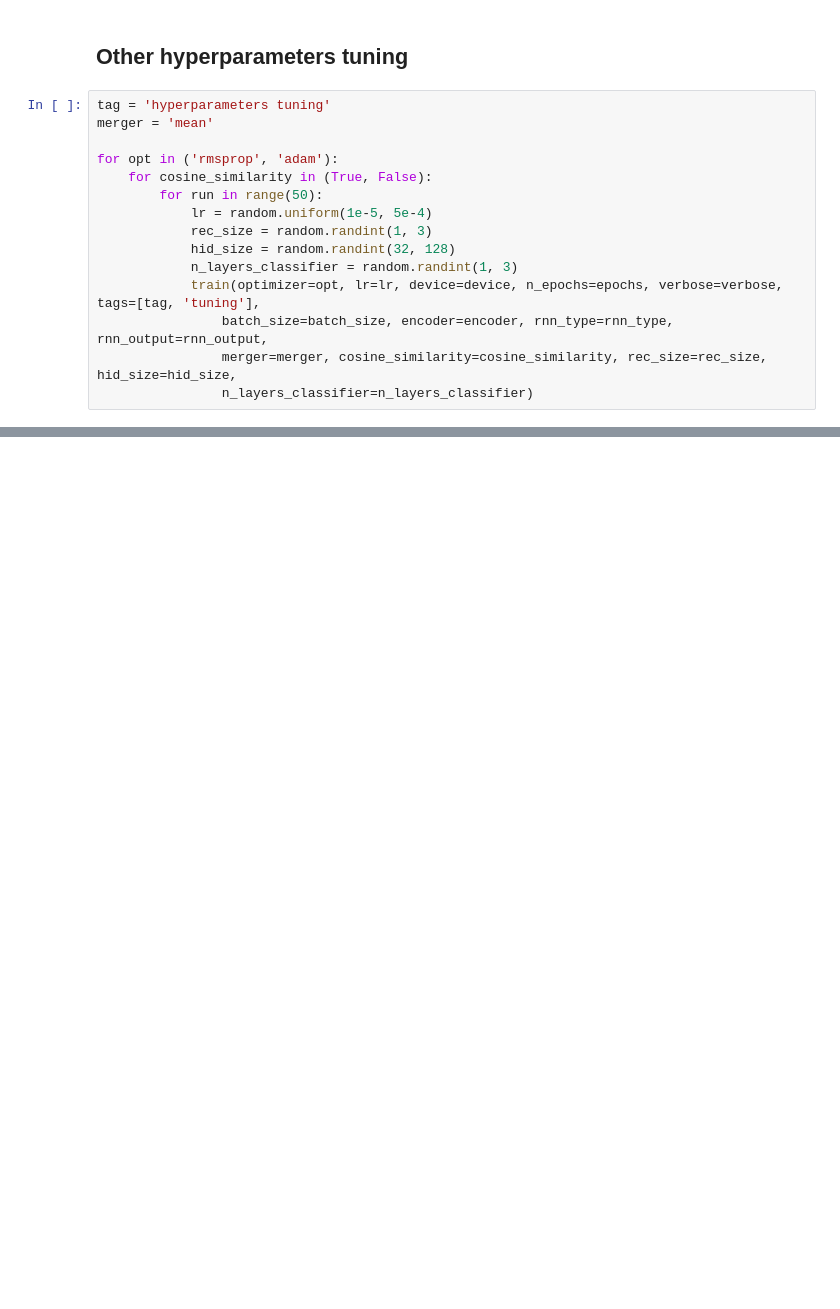
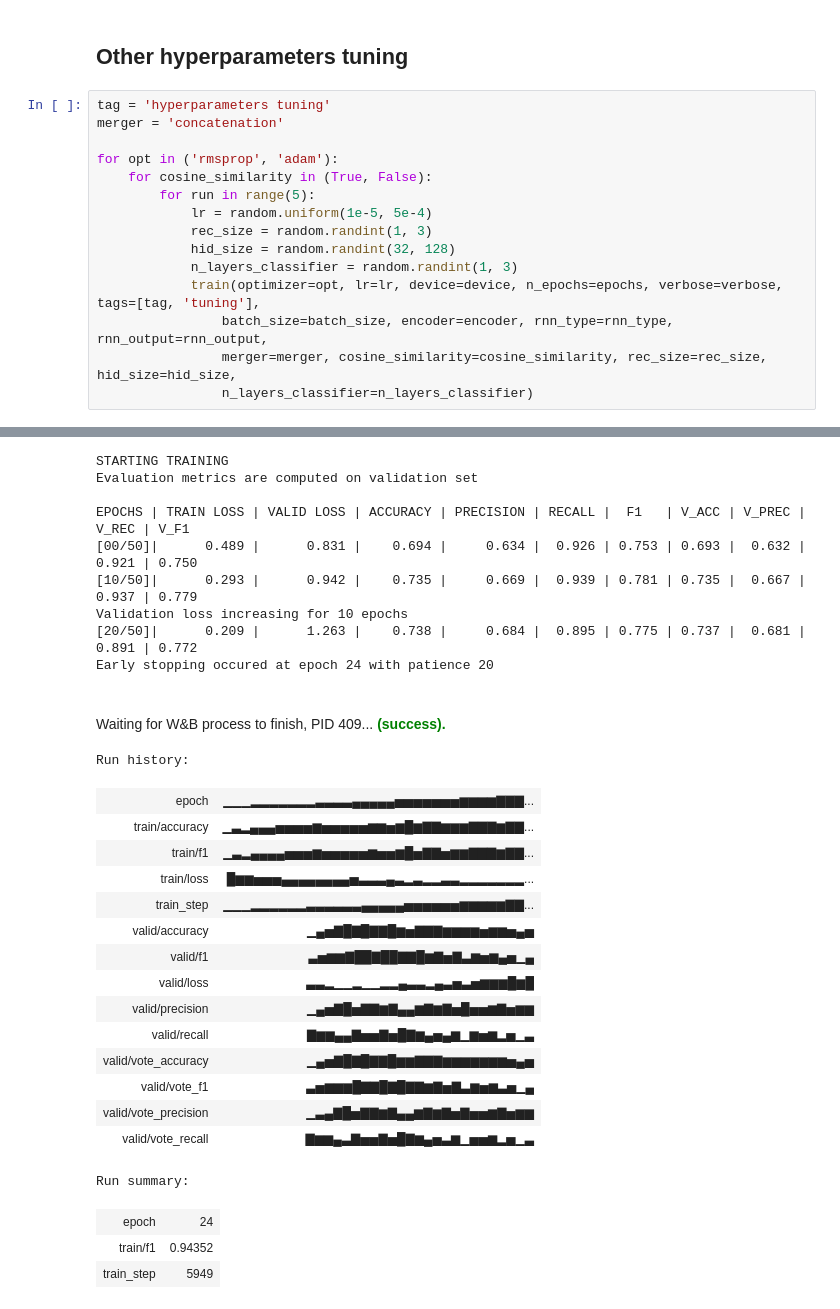
Before and after one commit to NLPetroni/assignment_two, a Jupyter notebook: solution_2.ipynb, the cells around one changed output, grey strips where cells are left out. Cells and saved outputs as stored; diff of their text form; blank space fills up the shorter version.

```diff
--- a/solution_2.ipynb
+++ b/solution_2.ipynb
@@ -1458,11 +1347,11 @@ The best merging strategy is
 ## Other hyperparameters tuning
 # %%
 tag = 'hyperparameters tuning'
-merger = 'mean'
+merger = 'concatenation'
 
 for opt in ('rmsprop', 'adam'):
     for cosine_similarity in (True, False):
-        for run in range(50):
+        for run in range(5):
             lr = random.uniform(1e-5, 5e-4)
             rec_size = random.randint(1, 3)
             hid_size = random.randint(32, 128)
@@ -1471,3 +1360,4 @@ for opt in ('rmsprop', 'adam'):
                 batch_size=batch_size, encoder=encoder, rnn_type=rnn_type, rnn_output=rnn_output,
                 merger=merger, cosine_similarity=cosine_similarity, rec_size=rec_size, hid_size=hid_size,
                 n_layers_classifier=n_layers_classifier)
+# %% [output]
@@ -1473,0 +1371,29 @@ for opt in ('rmsprop', 'adam'):
+STARTING TRAINING
+Evaluation metrics are computed on validation set
+
+EPOCHS | TRAIN LOSS | VALID LOSS | ACCURACY | PRECISION | RECALL |  F1   | V_ACC | V_PREC | V_REC | V_F1
+[00/50]|      0.489 |      0.831 |    0.694 |     0.634 |  0.926 | 0.753 | 0.693 |  0.632 | 0.921 | 0.750
+[10/50]|      0.293 |      0.942 |    0.735 |     0.669 |  0.939 | 0.781 | 0.735 |  0.667 | 0.937 | 0.779
+Validation loss increasing for 10 epochs
+[20/50]|      0.209 |      1.263 |    0.738 |     0.684 |  0.895 | 0.775 | 0.737 |  0.681 | 0.891 | 0.772
+Early stopping occured at epoch 24 with patience 20
+Waiting for W&B process to finish, PID 409... (success).
+Run history:
+| epoch | ▁▁▁▂▂▂▂▂▂▂▃▃▃▃▄▄▄▄▄▅▅▅▅▅▅▅▆▆▆▆▇▇▇... |
+| train/accuracy | ▁▃▂▄▄▄▅▅▅▅▆▅▅▅▅▅▆▆▅▆█▆▇▇▆▆▆▇▇▇▆▇▇... |
+| train/f1 | ▁▃▂▄▄▄▄▅▅▅▆▅▅▅▅▅▆▅▅▆█▅▇▇▅▆▆▇▇▇▆▇▇... |
+| train/loss | █▆▆▅▅▅▄▄▄▄▄▄▄▄▅▃▃▃▄▃▂▃▂▂▃▃▂▂▂▂▂▂▂... |
+| train_step | ▁▁▁▂▂▂▂▂▂▃▃▃▃▃▃▄▄▄▄▄▅▅▅▅▅▅▆▆▆▆▆▇▇... |
+| valid/accuracy | ▁▄▅▇█▇█▇▇█▆▅▇▇▇▆▆▆▆▅▆▆▅▄▅ |
+| valid/f1 | ▃▅▆▆▇██▇██▇▇█▆▇▅▇▃▆▅▆▄▅▁▄ |
+| valid/loss | ▃▃▂▁▁▂▁▁▂▂▄▃▃▂▄▃▅▃▅▆▆▆█▆█ |
+| valid/precision | ▁▄▅▇█▅▇▇▆▇▄▄▆▇▆▇▅█▅▅▆▇▅▆▆ |
+| valid/recall | ▇▆▆▄▄▇▅▅▇▅█▇▆▄▅▄▆▁▆▅▆▂▅▁▃ |
+| valid/vote_accuracy | ▁▄▅▇█▇█▇▇█▆▆▇▇▇▆▆▆▆▆▆▆▅▄▅ |
+| valid/vote_f1 | ▃▅▆▆▆█▇▇█▇█▇▇▆▇▅▇▃▆▅▆▃▅▁▄ |
+| valid/vote_precision | ▁▃▄▇█▅▇▇▆▇▄▄▆▇▆▇▅▇▅▅▆▇▅▆▆ |
+| valid/vote_recall | ▇▆▆▄▃▇▅▅▇▅█▇▆▄▅▃▆▁▅▅▆▂▅▁▃ |
+Run summary:
+| epoch | 24 |
+| train/f1 | 0.94352 |
+| train_step | 5949 |
```
Also changed, not shown: parts of 12 cells of this notebook.
